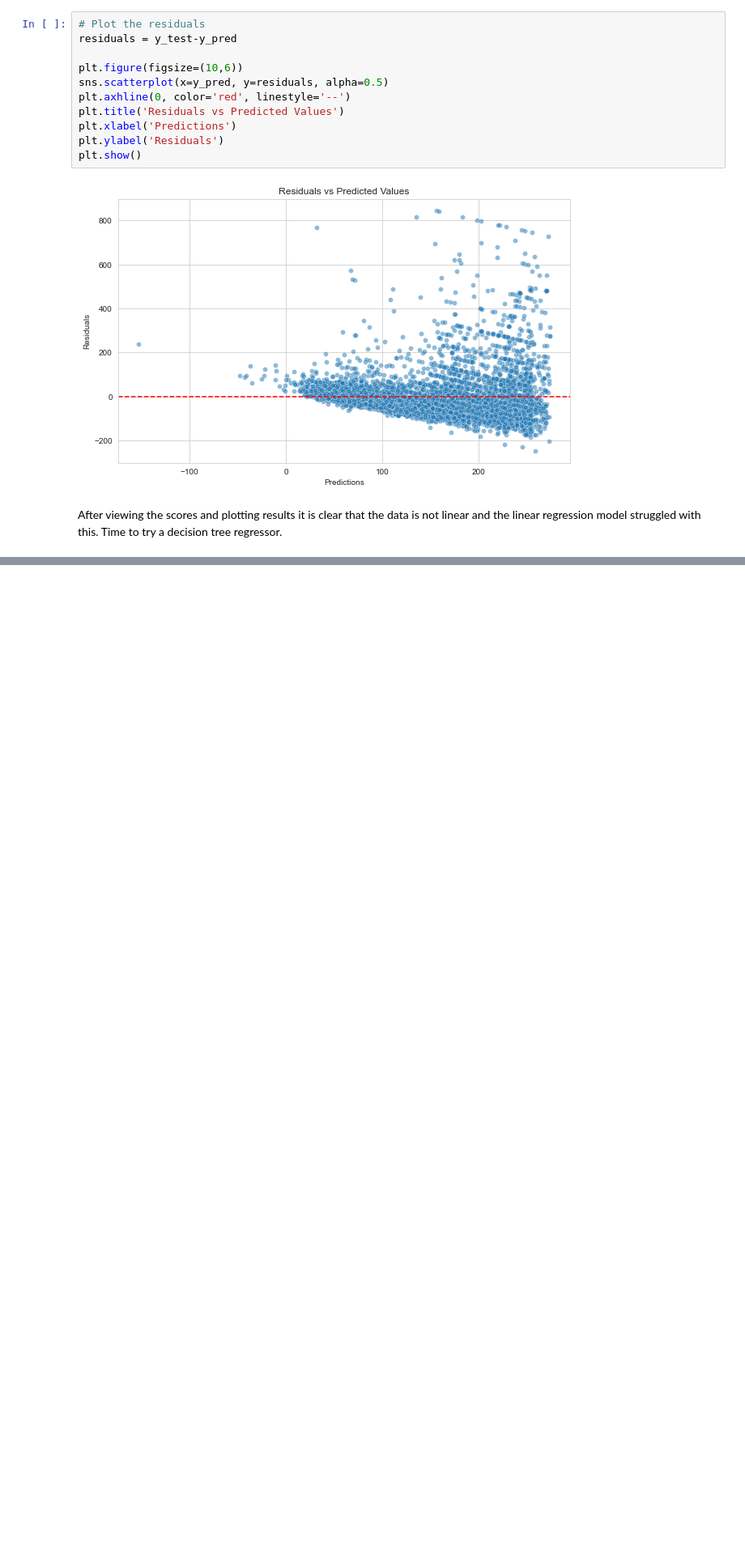
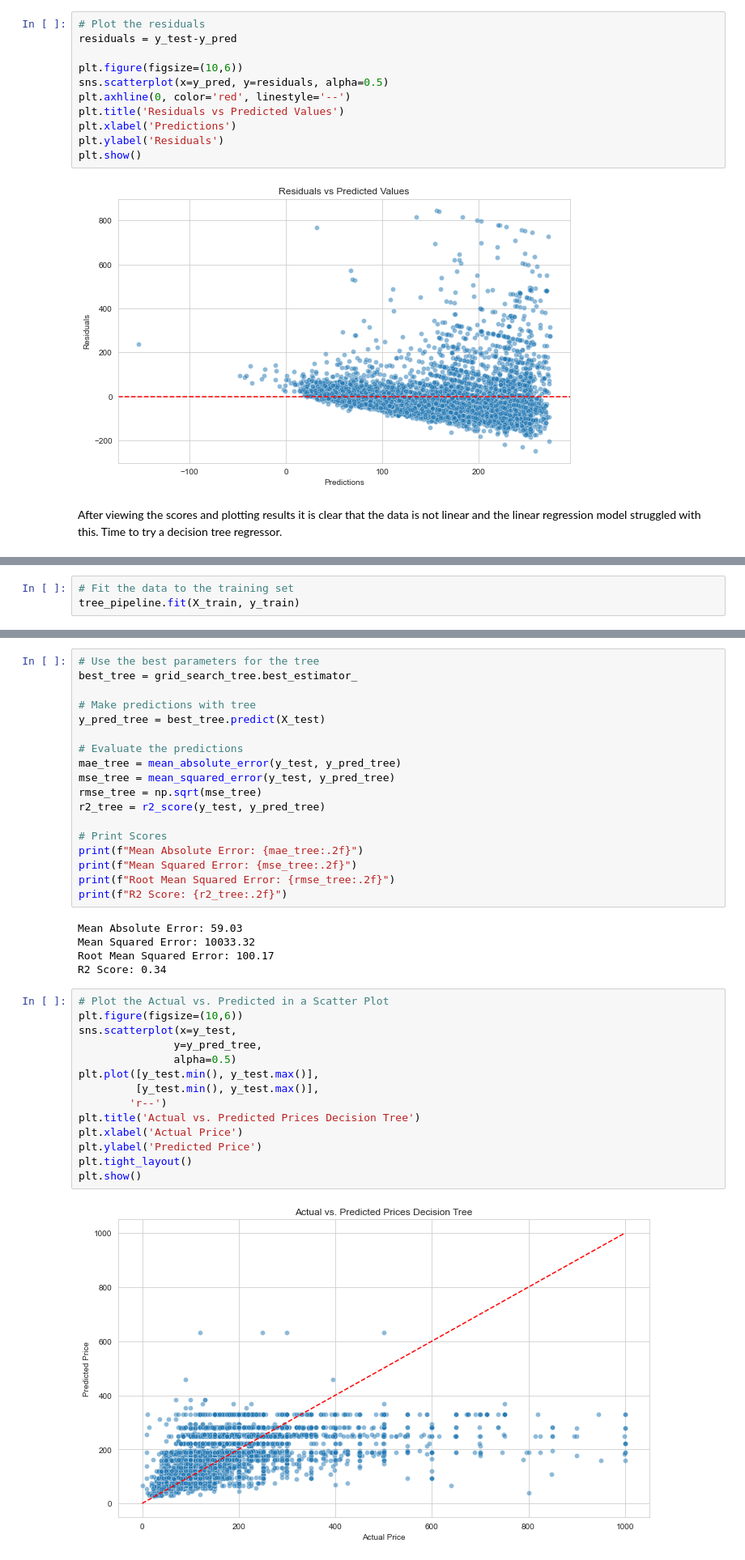
Before and after one commit to mrawlin6/AirBNB_Listings, a Jupyter notebook: AirBNB_DATA/AirBNB_EDA.ipynb, the cells around one changed output, grey strips where cells are left out. Shown at 81% size. Drawn from its saved outputs; the diff is of its cells as text; blank space fills up the shorter version.

Commit message:
Created Tree and KNN regressors
In this iteration I created Tree and KNN regressor pipelines and evaluated them.

```diff
--- a/AirBNB_DATA/AirBNB_EDA.ipynb
+++ b/AirBNB_DATA/AirBNB_EDA.ipynb
@@ -1053,0 +1061,3 @@ linregress_pipeline = Pipeline(steps=[
+# %%
+# Fit the data to the training set
+tree_pipeline.fit(X_train, y_train)
@@ -1053,0 +1143,39 @@ linregress_pipeline = Pipeline(steps=[
+# %%
+# Use the best parameters for the tree
+best_tree = grid_search_tree.best_estimator_
+
+# Make predictions with tree
+y_pred_tree = best_tree.predict(X_test)
+
+# Evaluate the predictions
+mae_tree = mean_absolute_error(y_test, y_pred_tree)
+mse_tree = mean_squared_error(y_test, y_pred_tree)
+rmse_tree = np.sqrt(mse_tree)
+r2_tree = r2_score(y_test, y_pred_tree)
+
+# Print Scores
+print(f"Mean Absolute Error: {mae_tree:.2f}")
+print(f"Mean Squared Error: {mse_tree:.2f}")
+print(f"Root Mean Squared Error: {rmse_tree:.2f}")
+print(f"R2 Score: {r2_tree:.2f}")
+# %% [output]
+Mean Absolute Error: 59.03
+Mean Squared Error: 10033.32
+Root Mean Squared Error: 100.17
+R2 Score: 0.34
+# %%
+# Plot the Actual vs. Predicted in a Scatter Plot
+plt.figure(figsize=(10,6))
+sns.scatterplot(x=y_test,
+               y=y_pred_tree,
+               alpha=0.5)
+plt.plot([y_test.min(), y_test.max()],
+         [y_test.min(), y_test.max()],
+        'r--')
+plt.title('Actual vs. Predicted Prices Decision Tree')
+plt.xlabel('Actual Price')
+plt.ylabel('Predicted Price')
+plt.tight_layout()
+plt.show()
+# %% [output]
+[figure, added]
```
Also changed, not shown: parts of 12 cells of this notebook.
